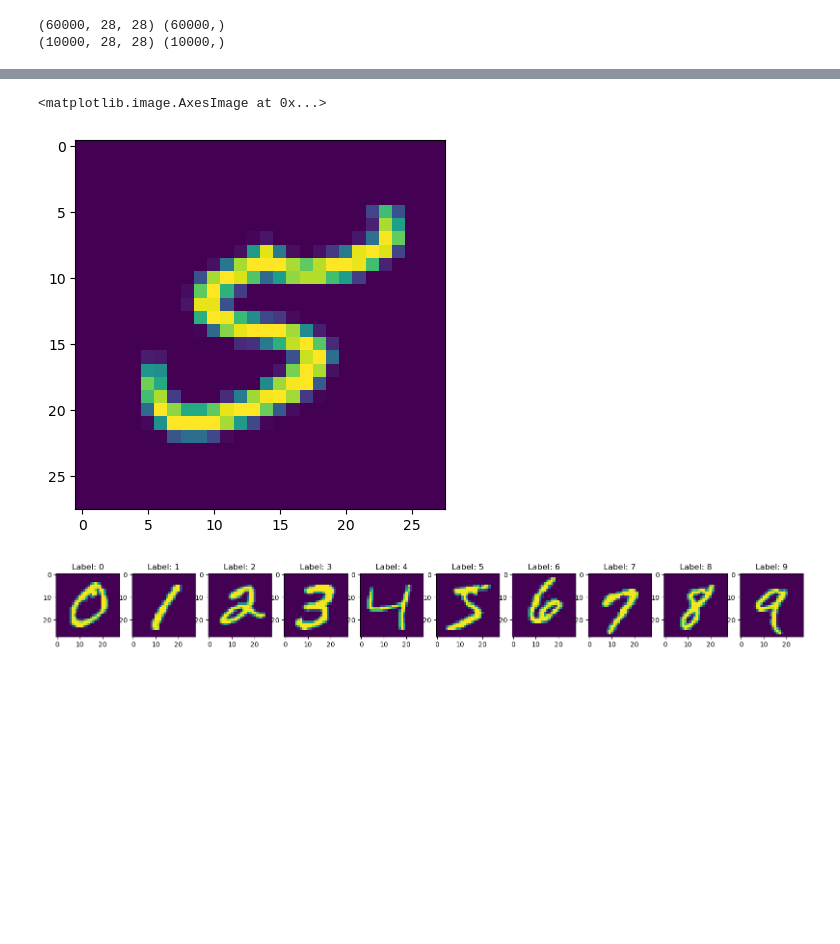
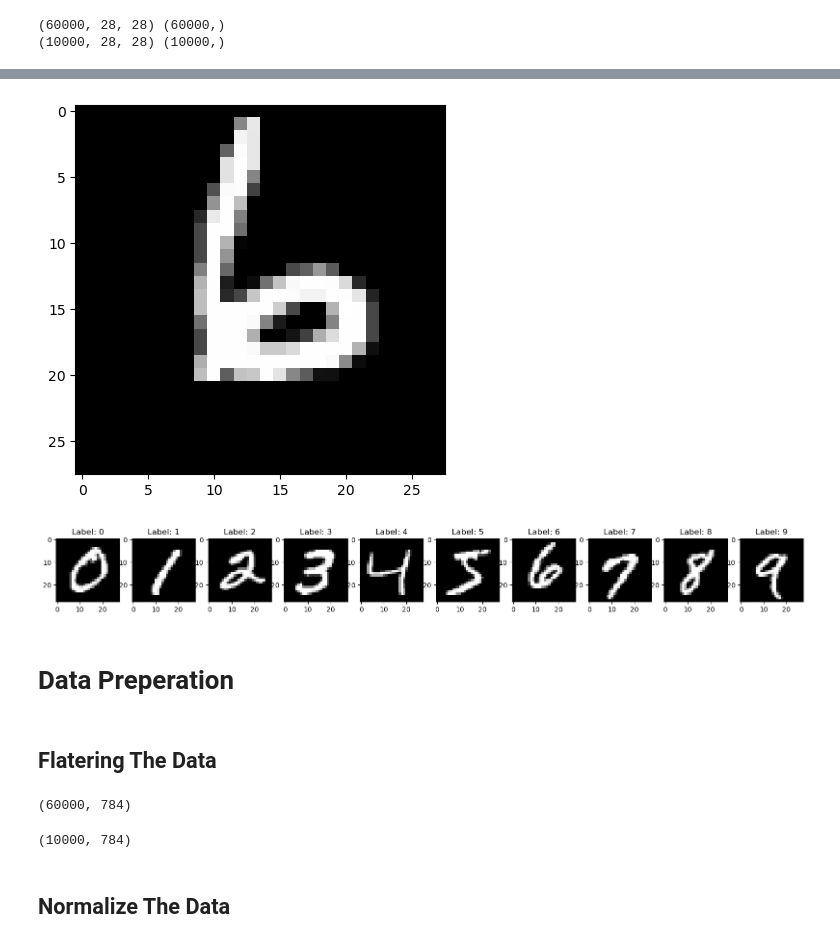
Before and after one commit to atifsalam78/Deep_Learning, a Jupyter notebook: Assignment_3_Handwritten_digit.ipynb, the cells around one changed output, grey strips where cells are left out. Drawn from its saved outputs; the diff is of its cells as text; code cells hidden in the pictures; blank space fills up the shorter version.

```diff
--- a/Assignment_3_Handwritten_digit.ipynb
+++ b/Assignment_3_Handwritten_digit.ipynb
@@ -39,15 +20,32 @@ array([[  0,   0,   0,   0,   0,   0,   0,   0,   0,   0,   0,   0,   0,
 # %%
 random_nr = np.random.randint(0,60000)
-plt.imshow(X_train[random_nr])
+plt.imshow(X_train[random_nr], cmap="grey")
+plt.show()
 # %% [output]
-<matplotlib.image.AxesImage at 0x...>
-[figure, old version]
+[figure, new version]
-# %%
-num_classes = 10
-fig, ax = plt.subplots(1, num_classes, figsize=(20,20))
-for i in range(num_classes):
-    sample = X_train[y_train == i][0]
-    ax[i].imshow(sample)
-    ax[i].set_title(f"Label: {i}")
-# %% [output]
-[figure, removed]
+# %%
+num_classes = 10
+fig, ax = plt.subplots(1, num_classes, figsize=(20,20))
+for i in range(num_classes):
+    sample = X_train[y_train == i][0]
+    ax[i].imshow(sample, cmap="grey")
+    ax[i].set_title(f"Label: {i}")
+plt.show()
+# %% [output]
+[figure, added]
+# %% [markdown]
+# Data Preperation
+# %% [markdown]
+## Flatering The Data
+# %%
+X_train_flat = X_train.reshape(len(X_train), 28*28)
+X_test_flat = X_test.reshape(len(X_test), 28*28)
+X_train_flat.shape
+# %% [output]
+(60000, 784)
+# %%
+X_test_flat.shape
+# %% [output]
+(10000, 784)
+# %% [markdown]
+## Normalize The Data
```
Also changed, not shown: parts of 11 cells of this notebook.
